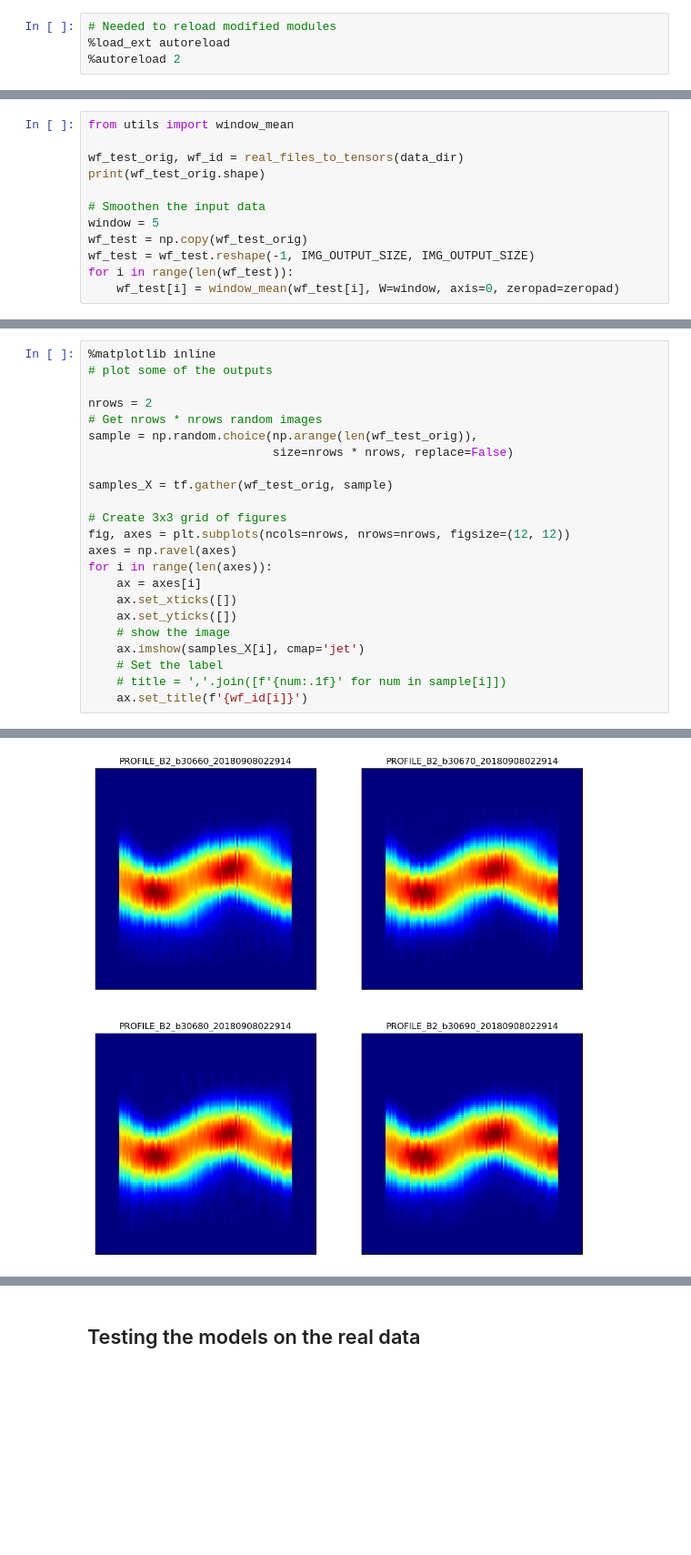
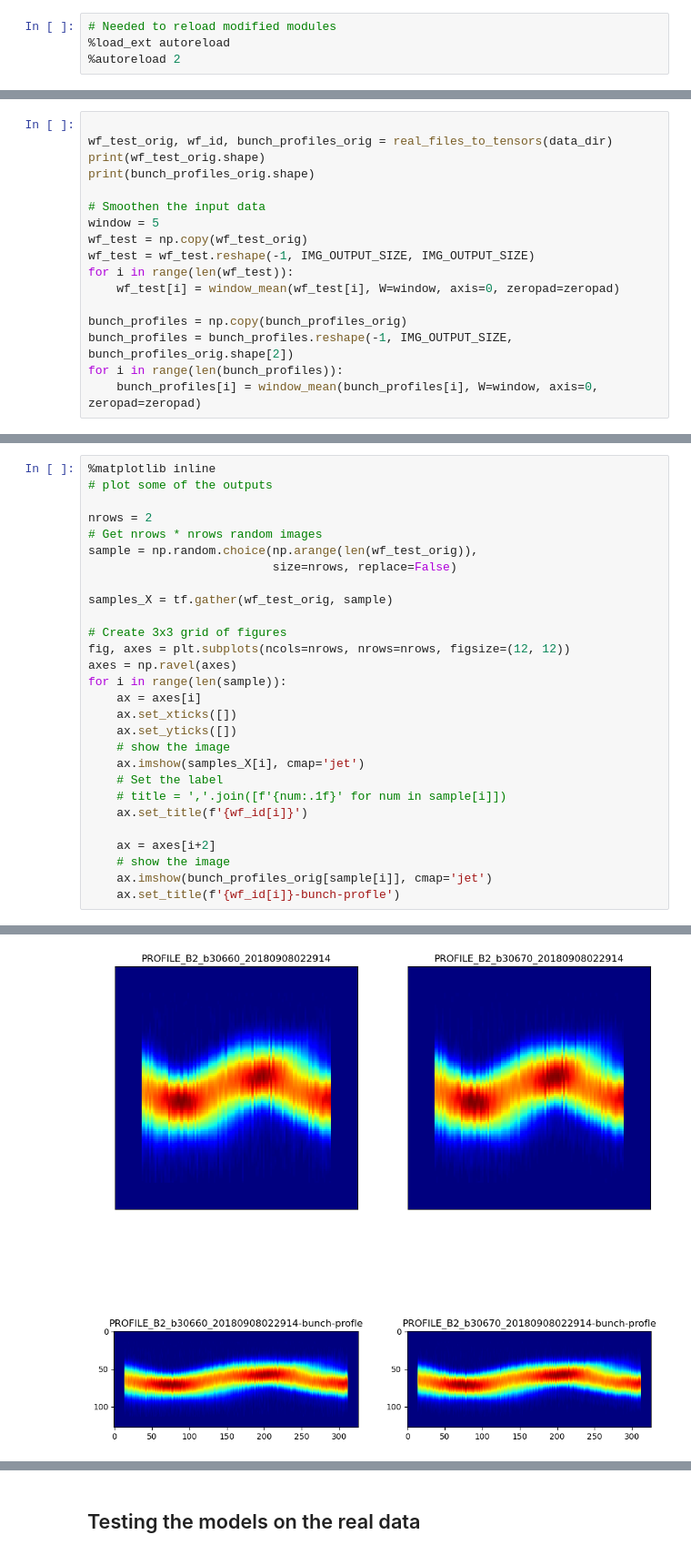
Before and after one commit to kiliakis/tomography_ML, a Jupyter notebook: inspect_real_data.ipynb, the cells around one changed output, grey strips where cells are left out. Shown: that part at 91% size. Saved outputs shown, nothing was run; the diff lists cells and outputs as text; blank space fills up the shorter version.

Commit message:
real data analysis completed

```diff
--- a/inspect_real_data.ipynb
+++ b/inspect_real_data.ipynb
@@ -48,8 +48,8 @@ To enable them in other operations, rebuild TensorFlow with the appropriate comp
 # %%
-from utils import window_mean
 
-wf_test_orig, wf_id = real_files_to_tensors(data_dir)
+wf_test_orig, wf_id, bunch_profiles_orig = real_files_to_tensors(data_dir)
 print(wf_test_orig.shape)
+print(bunch_profiles_orig.shape)
 
 # Smoothen the input data
 window = 5
@@ -57,5 +57,10 @@ wf_test = np.copy(wf_test_orig)
 wf_test = wf_test.reshape(-1, IMG_OUTPUT_SIZE, IMG_OUTPUT_SIZE)
 for i in range(len(wf_test)):
     wf_test[i] = window_mean(wf_test[i], W=window, axis=0, zeropad=zeropad)
+
+bunch_profiles = np.copy(bunch_profiles_orig)
+bunch_profiles = bunch_profiles.reshape(-1, IMG_OUTPUT_SIZE, bunch_profiles_orig.shape[2])
+for i in range(len(bunch_profiles)):
+    bunch_profiles[i] = window_mean(bunch_profiles[i], W=window, axis=0, zeropad=zeropad)
 # %% [output]
 (48, 128, 128, 1)
@@ -66,14 +72,14 @@ for i in range(len(wf_test)):
 nrows = 2
 # Get nrows * nrows random images
 sample = np.random.choice(np.arange(len(wf_test_orig)),
-                          size=nrows * nrows, replace=False)
+                          size=nrows, replace=False)
 
 samples_X = tf.gather(wf_test_orig, sample)
 
 # Create 3x3 grid of figures
 fig, axes = plt.subplots(ncols=nrows, nrows=nrows, figsize=(12, 12))
 axes = np.ravel(axes)
-for i in range(len(axes)):
+for i in range(len(sample)):
     ax = axes[i]
     ax.set_xticks([])
     ax.set_yticks([])
@@ -82,4 +88,9 @@ for i in range(len(axes)):
     # Set the label
     # title = ','.join([f'{num:.1f}' for num in sample[i]])
     ax.set_title(f'{wf_id[i]}')
+
+    ax = axes[i+2]
+    # show the image
+    ax.imshow(bunch_profiles_orig[sample[i]], cmap='jet')
+    ax.set_title(f'{wf_id[i]}-bunch-profle')
 # %% [output]
@@ -86,4 +102,4 @@ for i in range(len(axes)):
-[figure, old version]
+[figure, new version]
 # %%
 
 
```
Also changed, not shown: parts of 9 cells of this notebook, 4 other files.
